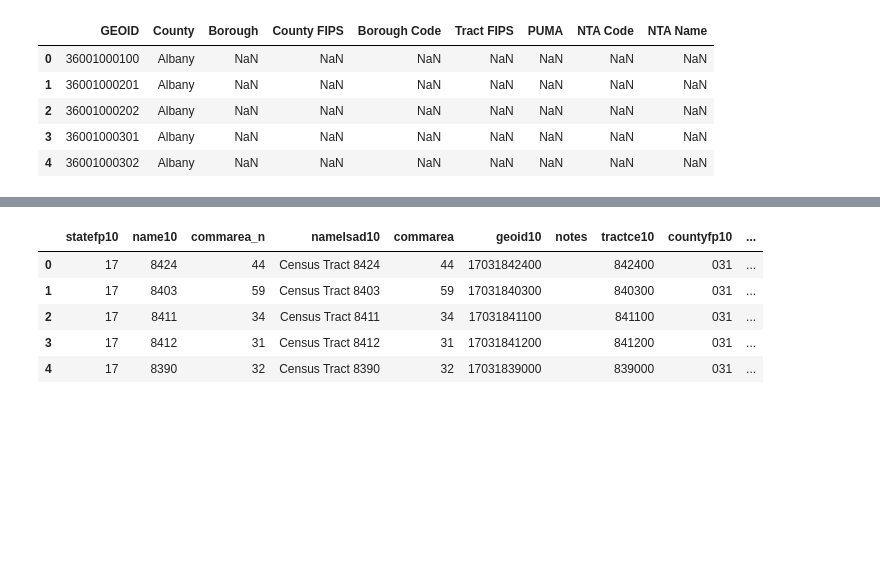
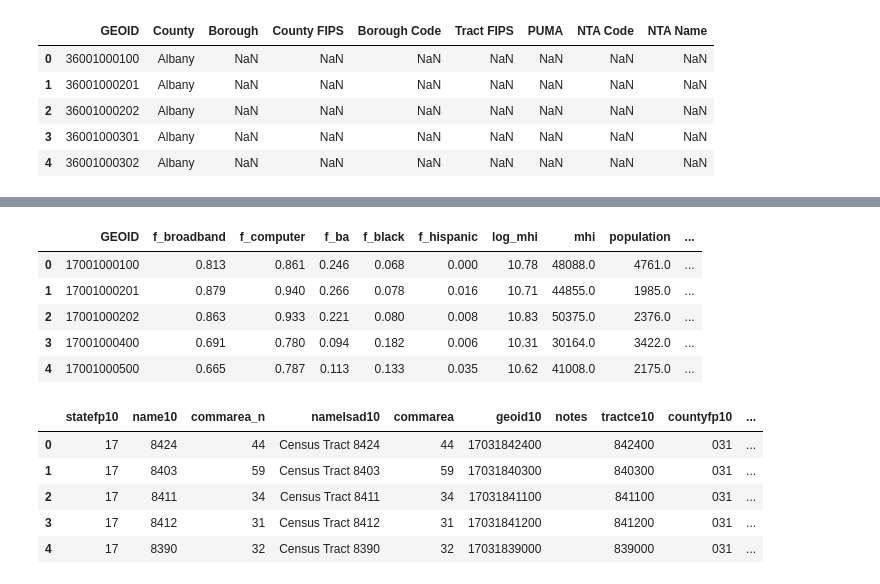
Before and after one commit to datascisteven/DataKind-CDAC-Project, a Jupyter notebook: tableau.ipynb, the cells around one changed output, grey strips where cells are left out. Cells and saved outputs as stored; diff of their text form; code cells hidden in the pictures; blank space fills up the shorter version.

```diff
--- a/tableau.ipynb
+++ b/tableau.ipynb
@@ -197 +140,11 @@ memory usage: 422.7+ KB
+# %%
+df_final = gpd.read_file('data/IL/il_combined.json')
+df_final.head()
+# %% [output]
+|  | GEOID | f_broadband | f_computer | f_ba | f_black | f_hispanic | log_mhi | mhi | population | ... |
+| 0 | 17001000100 | 0.813 | 0.861 | 0.246 | 0.068 | 0.000 | 10.78 | 48088.0 | 4761.0 | ... |
+| 1 | 17001000201 | 0.879 | 0.940 | 0.266 | 0.078 | 0.016 | 10.71 | 44855.0 | 1985.0 | ... |
+| 2 | 17001000202 | 0.863 | 0.933 | 0.221 | 0.080 | 0.008 | 10.83 | 50375.0 | 2376.0 | ... |
+| 3 | 17001000400 | 0.691 | 0.780 | 0.094 | 0.182 | 0.006 | 10.31 | 30164.0 | 3422.0 | ... |
+| 4 | 17001000500 | 0.665 | 0.787 | 0.113 | 0.133 | 0.035 | 10.62 | 41008.0 | 2175.0 | ... |
 # %%
```
Also changed, not shown: parts of 30 cells of this notebook, 7 other files.
